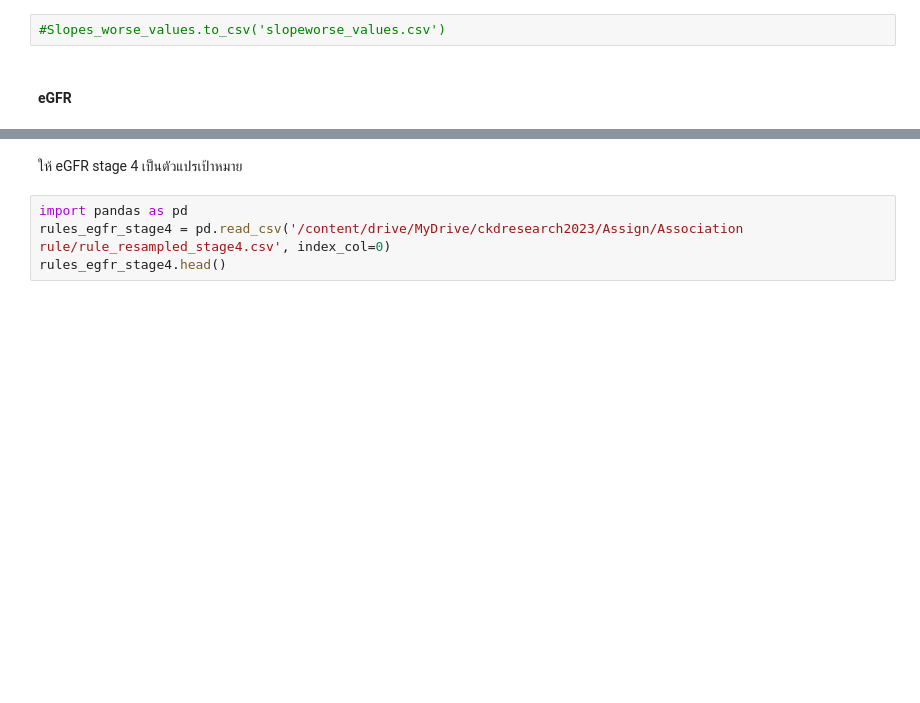
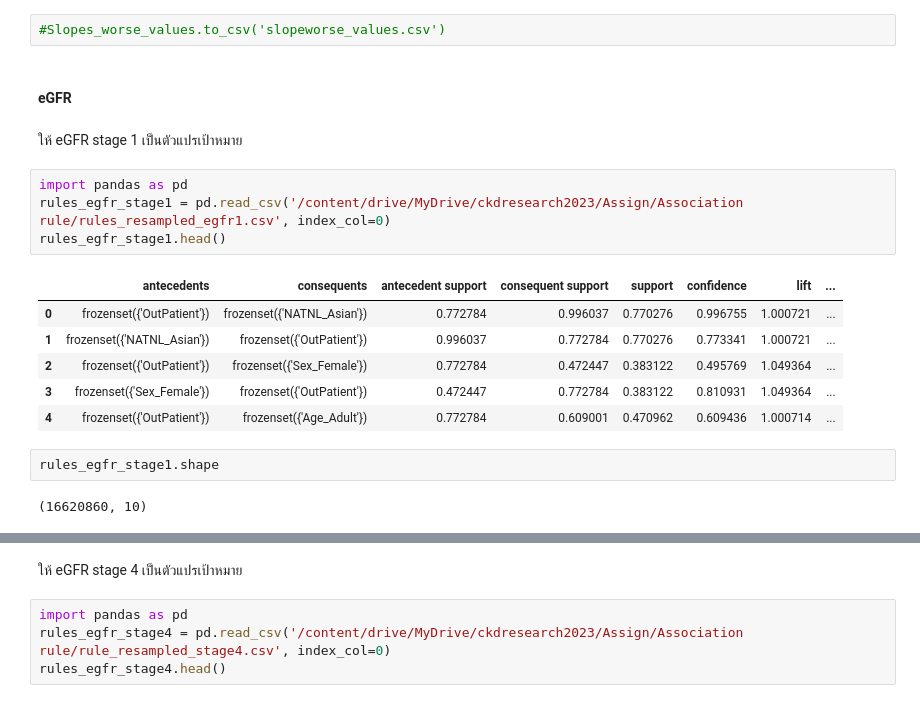
Before and after one commit to Aomaphisara/ULckdresearch2023, a Jupyter notebook: Association_rule.ipynb, the cells around one changed output, grey strips where cells are left out. Saved outputs shown, nothing was run; the diff lists cells and outputs as text; blank space fills up the shorter version.

```diff
--- a/Association_rule.ipynb
+++ b/Association_rule.ipynb
@@ -308,3 +308,20 @@ Slopes_worse_values
 #Slopes_worse_values.to_csv('slopeworse_values.csv')
 # %% [markdown]
 #### eGFR
+# %% [markdown]
+ให้ eGFR stage 1 เป็นตัวแปรเป้าหมาย
+# %%
+import pandas as pd
+rules_egfr_stage1 = pd.read_csv('/content/drive/MyDrive/ckdresearch2023/Assign/Association rule/rules_resampled_egfr1.csv', index_col=0)
+rules_egfr_stage1.head()
+# %% [output]
+|  | antecedents | consequents | antecedent support | consequent support | support | confidence | lift | ... |
+| 0 | frozenset({'OutPatient'}) | frozenset({'NATNL_Asian'}) | 0.772784 | 0.996037 | 0.770276 | 0.996755 | 1.000721 | ... |
+| 1 | frozenset({'NATNL_Asian'}) | frozenset({'OutPatient'}) | 0.996037 | 0.772784 | 0.770276 | 0.773341 | 1.000721 | ... |
+| 2 | frozenset({'OutPatient'}) | frozenset({'Sex_Female'}) | 0.772784 | 0.472447 | 0.383122 | 0.495769 | 1.049364 | ... |
+| 3 | frozenset({'Sex_Female'}) | frozenset({'OutPatient'}) | 0.472447 | 0.772784 | 0.383122 | 0.810931 | 1.049364 | ... |
+| 4 | frozenset({'OutPatient'}) | frozenset({'Age_Adult'}) | 0.772784 | 0.609001 | 0.470962 | 0.609436 | 1.000714 | ... |
+# %%
+rules_egfr_stage1.shape
+# %% [output]
+(16620860, 10)
```
Also changed, not shown: parts of 5 cells of this notebook.
